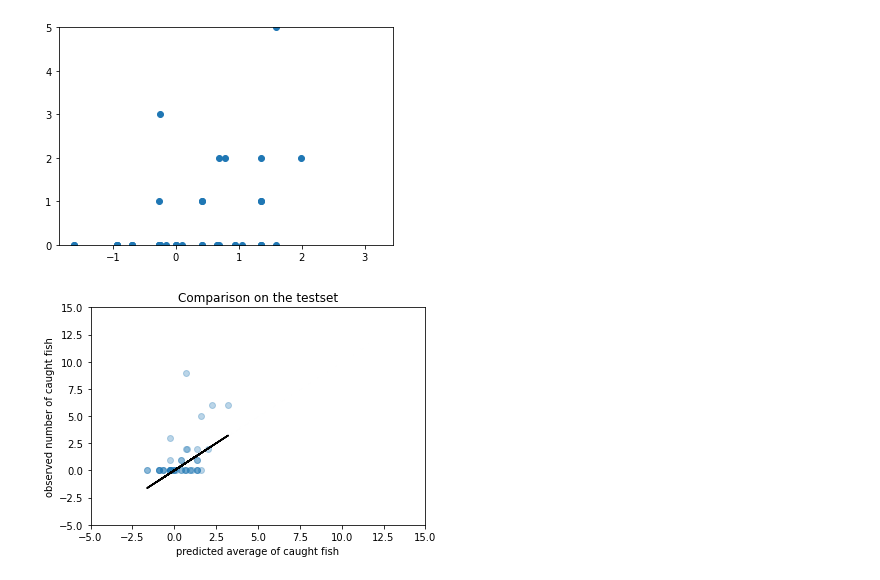
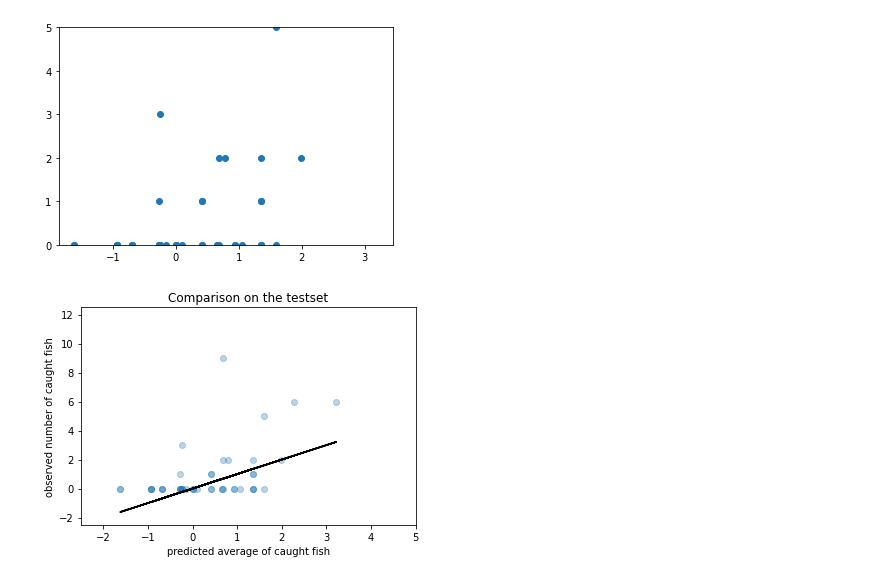
Before and after one commit to LasterSlaster/ML_A2, a Jupyter notebook: Linear_Regression_nolsg.ipynb, the cells around one changed output. Saved outputs shown, nothing was run; the diff lists cells and outputs as text; code cells hidden in the pictures.

```diff
--- a/Linear_Regression_nolsg.ipynb
+++ b/Linear_Regression_nolsg.ipynb
@@ -311,14 +311,14 @@ plt.ylim(0,5)
 # %%
 plt.scatter(y_pred_poi_arr, yte, alpha=0.3)
 sort_idx=np.argsort(y_pred_poi_arr,axis=0)
 plt.plot(y_pred_poi_arr[sort_idx].flatten(), y_pred_poi_arr[sort_idx].flatten()+1.96*np.sqrt(sigma_hat_2_poi),linestyle='dashed',c="black")
 plt.plot(y_pred_poi_arr[sort_idx].flatten(), y_pred_poi_arr[sort_idx].flatten()-1.96*np.sqrt(sigma_hat_2_poi),linestyle='dashed',c="black")
 plt.plot(y_pred_poi_arr, y_pred_poi_arr, c="black")
 plt.title('Comparison on the testset')
 plt.xlabel('predicted average of caught fish')
 plt.ylabel('observed number of caught fish')
-plt.xlim(-5,15)
-plt.ylim(-5,15)
+plt.xlim(-2.5,5)
+plt.ylim(-2.5,12.5)
 plt.show()
 # %% [output]
-[figure, old version]
+[figure, new version]
```
